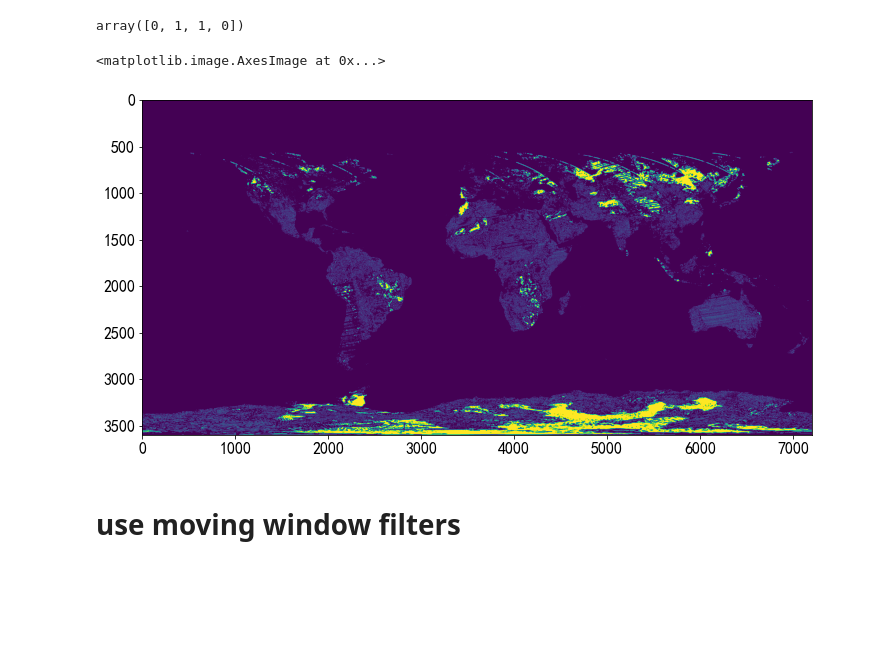
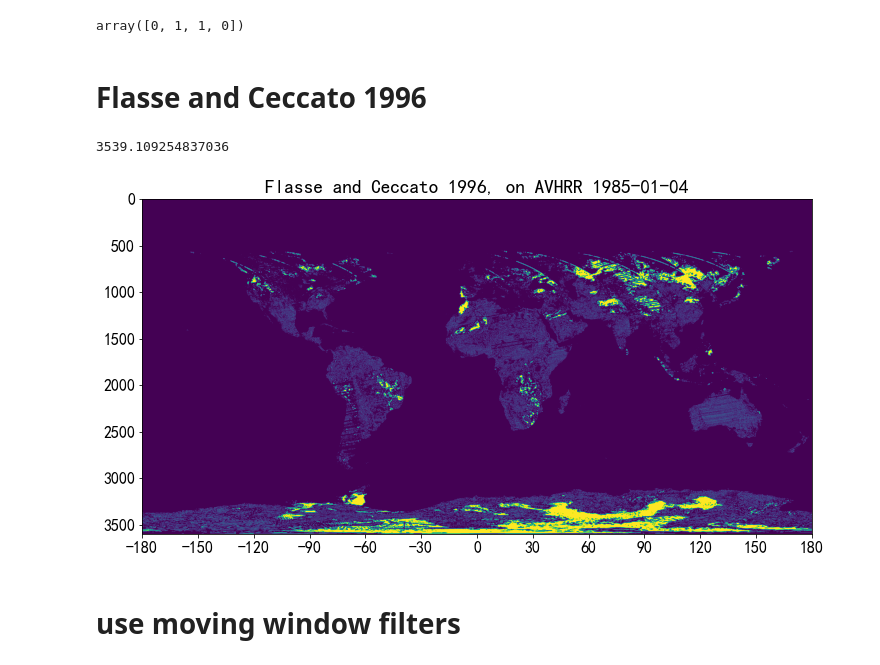
Before and after one commit to vysitu/avhrr_tools, a Jupyter notebook: fire/demo_fire_detection.ipynb, the cells around one changed output. Cells and saved outputs as stored; diff of their text form; code cells hidden in the pictures; blank space fills up the shorter version.

```diff
--- a/fire/demo_fire_detection.ipynb
+++ b/fire/demo_fire_detection.ipynb
@@ -32,11 +34,11 @@ Type:      function
 fpath = 'D:/download/AVHRR-Land_19850104.nc'
 with nc.Dataset(fpath, 'r') as ds:
     qa = ds.variables['QA'][0,:,:]
-    b1 = ds.variables['SREFL_CH1'][0,:,:]  #650nm
+    # b1 = ds.variables['SREFL_CH1'][0,:,:]  #650nm
     b2 = ds.variables['SREFL_CH2'][0,:,:]  #860nm
     b3 = ds.variables['BT_CH3'][0,:,:]     # 3750nm
     b4 = ds.variables['BT_CH4'][0,:,:]     # 11000nm
-    b5 = ds.variables['BT_CH5'][0,:,:]     # 12000nm
+    # b5 = ds.variables['BT_CH5'][0,:,:]     # 12000nm
 # %%
 b2 = np.where(b2.data <0, np.nan, b2.data)
 b3 = np.where(b3.data <0, np.nan, b3.data)
@@ -90,12 +96,25 @@ array([0, 1, 1, 0])
 L, U = [3500, 1000]
 R, D = [L+1000, U+1000]
 ssb2 = b2[U:D, L:R]
-# %%
-fdfc = fd_flasse_ceccato(ch2 = b2, ch3 = b3, ch4 = b4, window_size = 5)
-plt.imshow(fdfc)
-# %% [output]
-<matplotlib.image.AxesImage at 0x...>
-[figure, removed]
+# %% [markdown]
+# Flasse and Ceccato 1996
+# %%
+start = time.time()
+fdfc = fd_flasse_ceccato(ch2 = b2, ch3 = b3, ch4 = b4, window_size = 5)
+end = time.time()
+# %%
+print(end-start)
+# %% [output]
+3539.109254837036
+# %%
+fig, ax = plt.subplots()
+ax.imshow(fdfc)
+ax.set_xticks(np.arange(0,7201, 600))
+ax.set_xticklabels(np.arange(-180, 181, 30))
+ax.set_title('Flasse and Ceccato 1996, on AVHRR 1985-01-04')
+fig.savefig('../note/flasse_ceccato.png', bbox_inches = 'tight')
+# %% [output]
+[figure, added]
 # %% [markdown]
 # use moving window filters
 # %%
```
Also changed, not shown: parts of 3 cells of this notebook, 4 other files.
